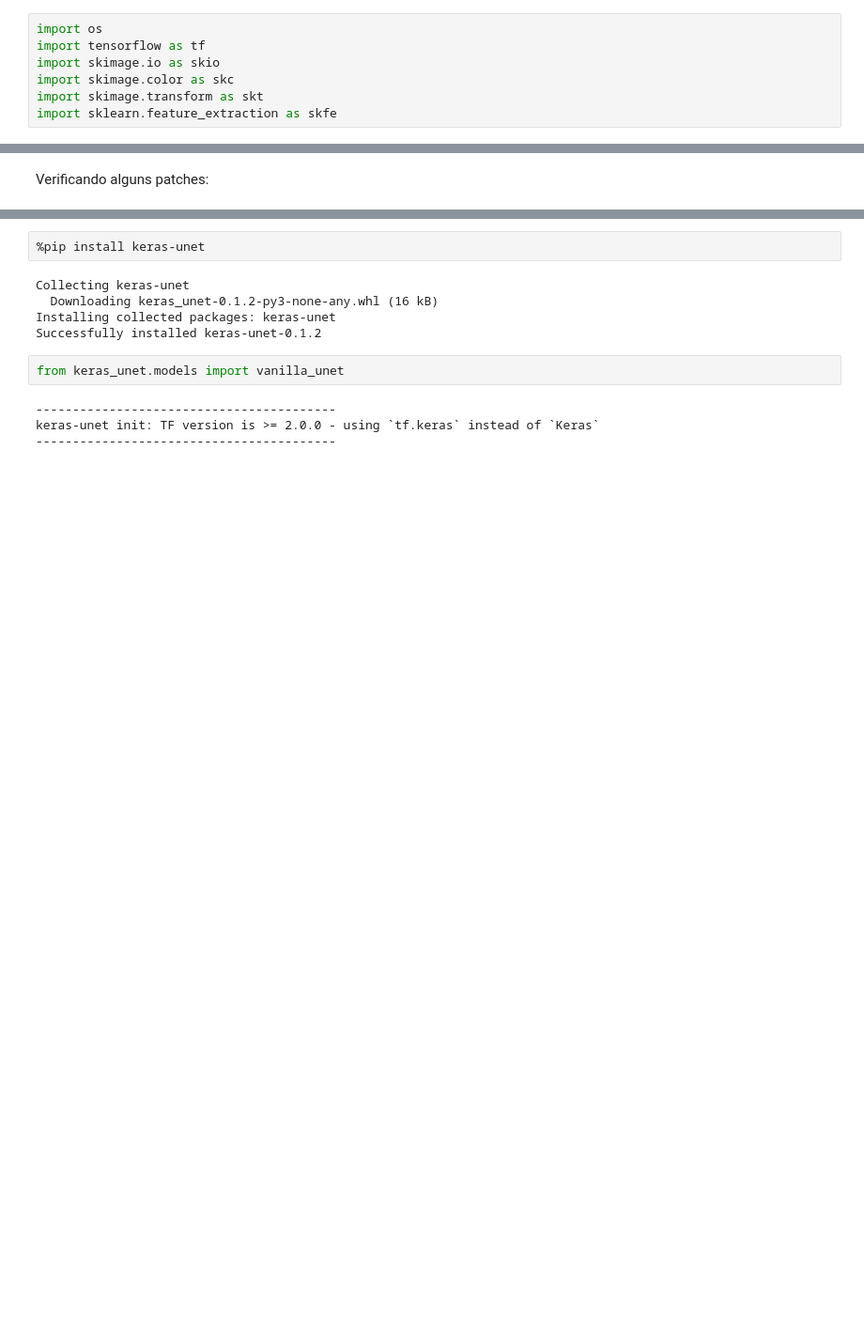
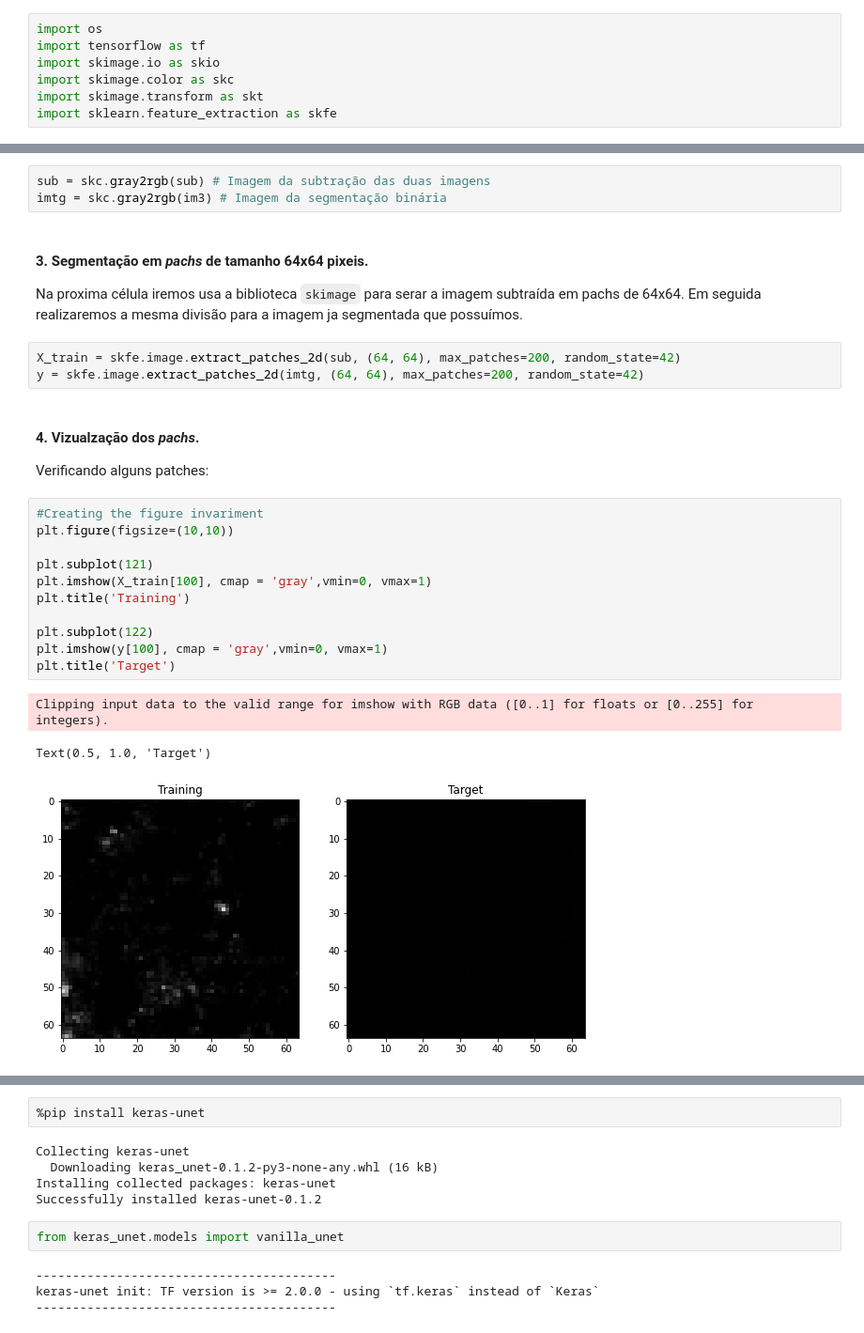
Before and after one commit to barauna-lo/CAP4213-Deep-Learning, a Jupyter notebook: AT8_CNN_Segmentação_de_Imagens.ipynb, the cells around one changed output, grey strips where cells are left out. Shown at 94% size. Cells and saved outputs as stored; diff of their text form; blank space fills up the shorter version.

````diff
--- a/AT8_CNN_Segmentação_de_Imagens.ipynb
+++ b/AT8_CNN_Segmentação_de_Imagens.ipynb
@@ -103,2 +102,29 @@ y = skfe.image.extract_patches_2d(imtg, (32, 32), max_patches=12)
-# %% [markdown]
-Verificando alguns patches:
+# %%
+sub = skc.gray2rgb(sub) # Imagem da subtração das duas imagens
+imtg = skc.gray2rgb(im3) # Imagem da segmentação binária
+# %% [markdown]
+#### 3. Segmentação em _pachs_ de tamanho 64x64 pixeis.
+
+Na proxima célula iremos usa a biblioteca ```skimage``` para serar a imagem subtraída em pachs de 64x64. Em seguida realizaremos a mesma divisão para a imagem ja segmentada que possuímos.
+# %%
+X_train = skfe.image.extract_patches_2d(sub, (64, 64), max_patches=200, random_state=42)
+y = skfe.image.extract_patches_2d(imtg, (64, 64), max_patches=200, random_state=42)
+# %% [markdown]
+#### 4. Vizualzação dos _pachs_.
+
+Verificando alguns patches:
+# %%
+#Creating the figure invariment
+plt.figure(figsize=(10,10))
+
+plt.subplot(121)
+plt.imshow(X_train[100], cmap = 'gray',vmin=0, vmax=1)
+plt.title('Training')
+
+plt.subplot(122)
+plt.imshow(y[100], cmap = 'gray',vmin=0, vmax=1)
+plt.title('Target')
+# %% [output]
+Clipping input data to the valid range for imshow with RGB data ([0..1] for floats or [0..255] for integers).
+Text(0.5, 1.0, 'Target')
+[figure, added]
````
Also changed, not shown: parts of 30 cells of this notebook.
